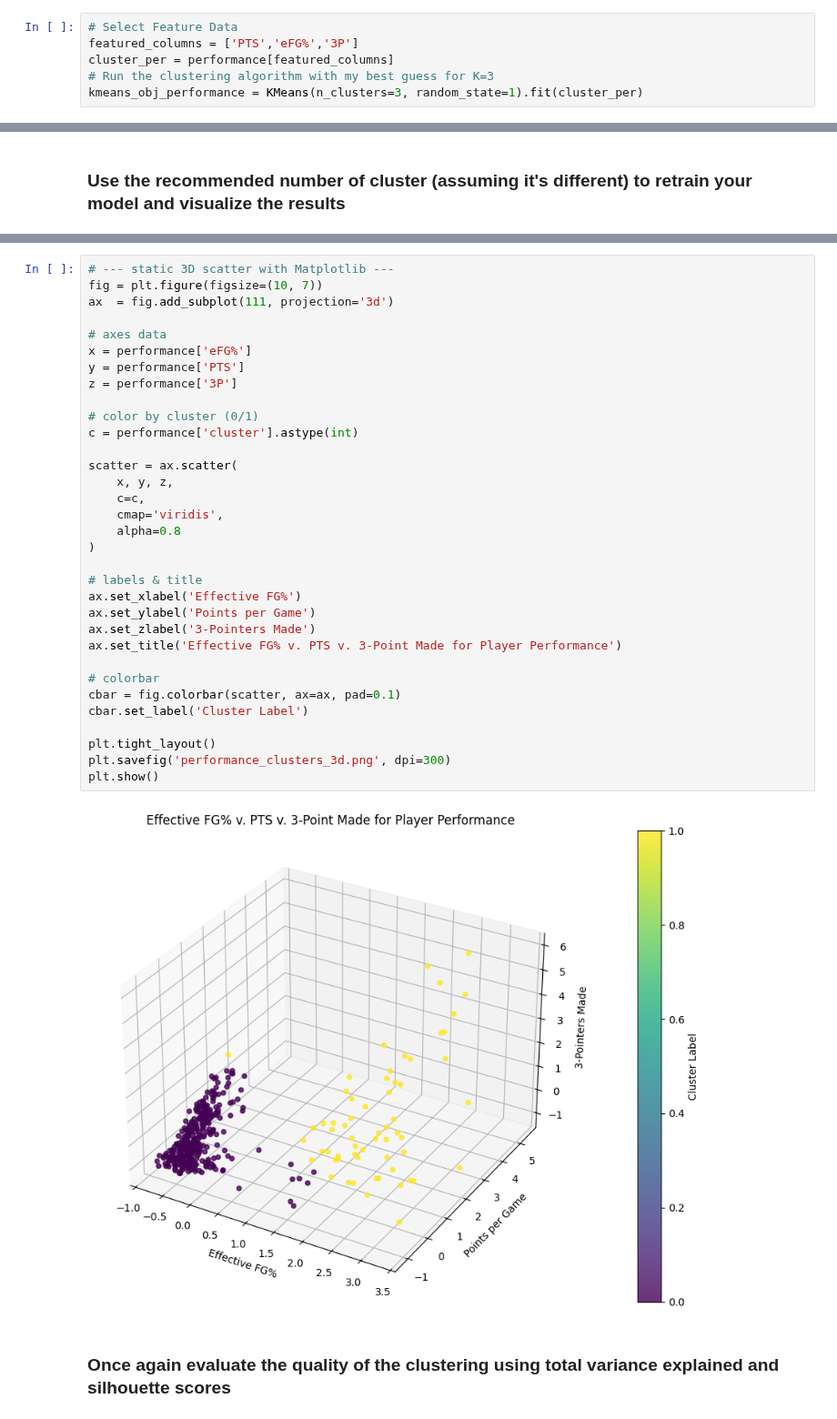
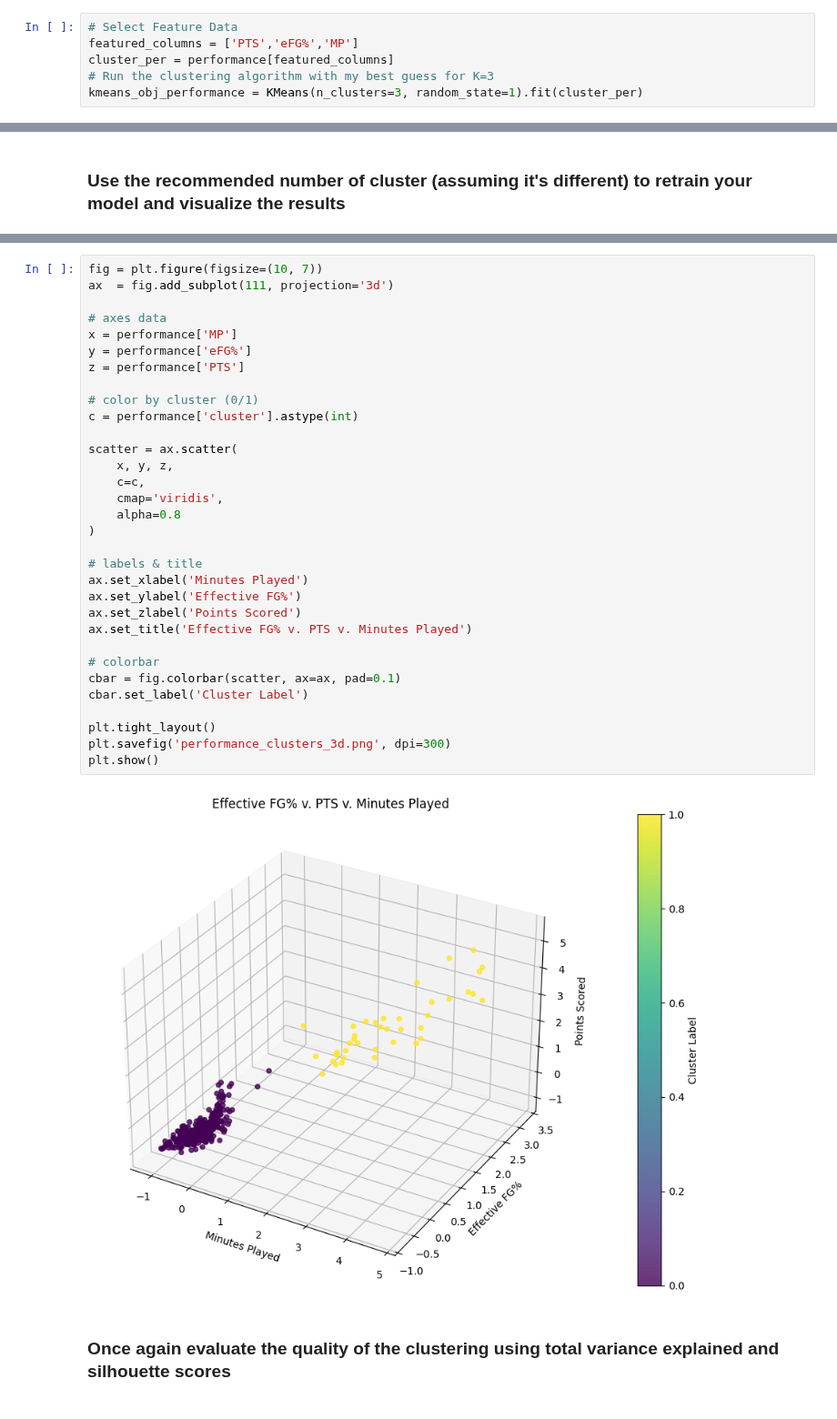
Before and after one commit to dylanlidailin/DS-3021, a Jupyter notebook: 10_kMeans Clustering/Lab-Clustering.ipynb, the cells around one changed output, grey strips where cells are left out. Shown at 91% size. Drawn from its saved outputs; the diff is of its cells as text.

```diff
--- a/10_kMeans Clustering/Lab-Clustering.ipynb
+++ b/10_kMeans Clustering/Lab-Clustering.ipynb
@@ -108,7 +108,7 @@ performance = pd.DataFrame(performance, columns= col, index=index)
 ### Run the clustering algo with your best guess for K
 # %%
 # Select Feature Data
-featured_columns = ['PTS','eFG%','3P']
+featured_columns = ['PTS','eFG%','MP']
 cluster_per = performance[featured_columns]
 # Run the clustering algorithm with my best guess for K=3
 kmeans_obj_performance = KMeans(n_clusters=3, random_state=1).fit(cluster_per)
@@ -221,39 +221,38 @@ fig = px.scatter_3d(performance, x="eFG%", y="PTS", z="3P", color='cluster', tit
 fig.show(renderer="vscode")
 # %%
-# --- static 3D scatter with Matplotlib ---
 fig = plt.figure(figsize=(10, 7))
 ax  = fig.add_subplot(111, projection='3d')
 
 # axes data
-x = performance['eFG%']
-y = performance['PTS']
-z = performance['3P']
+x = performance['MP']
+y = performance['eFG%']
+z = performance['PTS']
 
 # color by cluster (0/1)
 c = performance['cluster'].astype(int)
 
 scatter = ax.scatter(
     x, y, z,
     c=c,
     cmap='viridis',
     alpha=0.8
 )
 
 # labels & title
-ax.set_xlabel('Effective FG%')
-ax.set_ylabel('Points per Game')
-ax.set_zlabel('3-Pointers Made')
-ax.set_title('Effective FG% v. PTS v. 3-Point Made for Player Performance')
+ax.set_xlabel('Minutes Played')
+ax.set_ylabel('Effective FG%')
+ax.set_zlabel('Points Scored')
+ax.set_title('Effective FG% v. PTS v. Minutes Played')
 
 # colorbar
 cbar = fig.colorbar(scatter, ax=ax, pad=0.1)
 cbar.set_label('Cluster Label')
 
 plt.tight_layout()
 plt.savefig('performance_clusters_3d.png', dpi=300)
 plt.show()
 # %% [output]
-[figure, old version]
+[figure, new version]
 # %% [markdown]
 ### Once again evaluate the quality of the clustering using total variance explained and silhouette scores
 # %%
```
Also changed, not shown: parts of 11 cells of this notebook, 3 other files.
